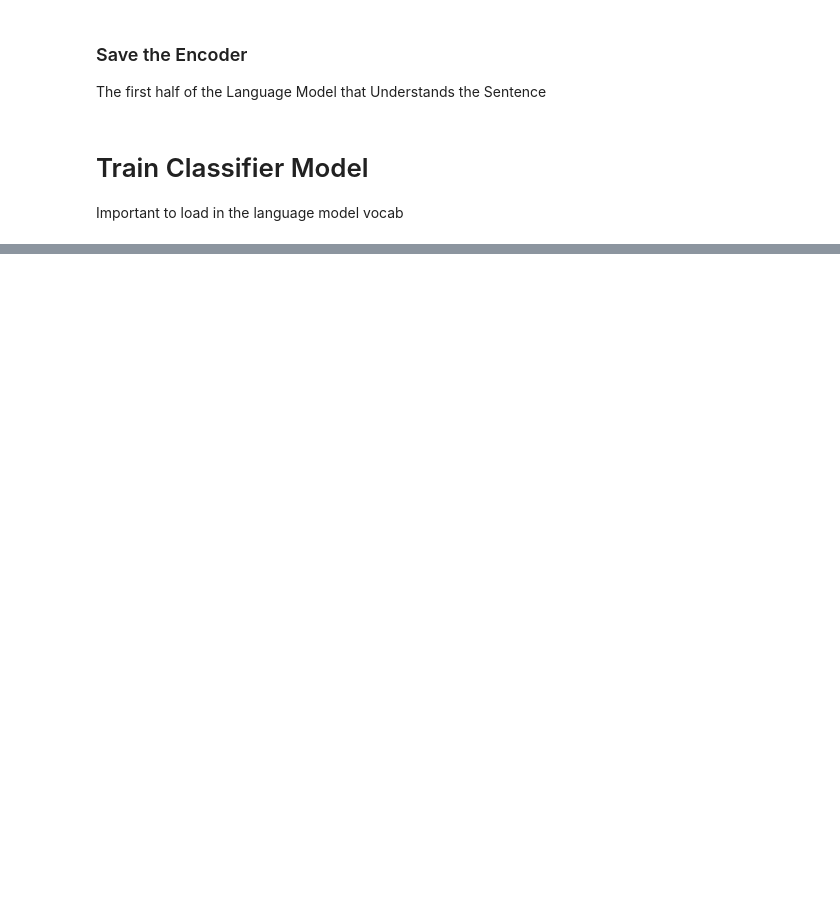
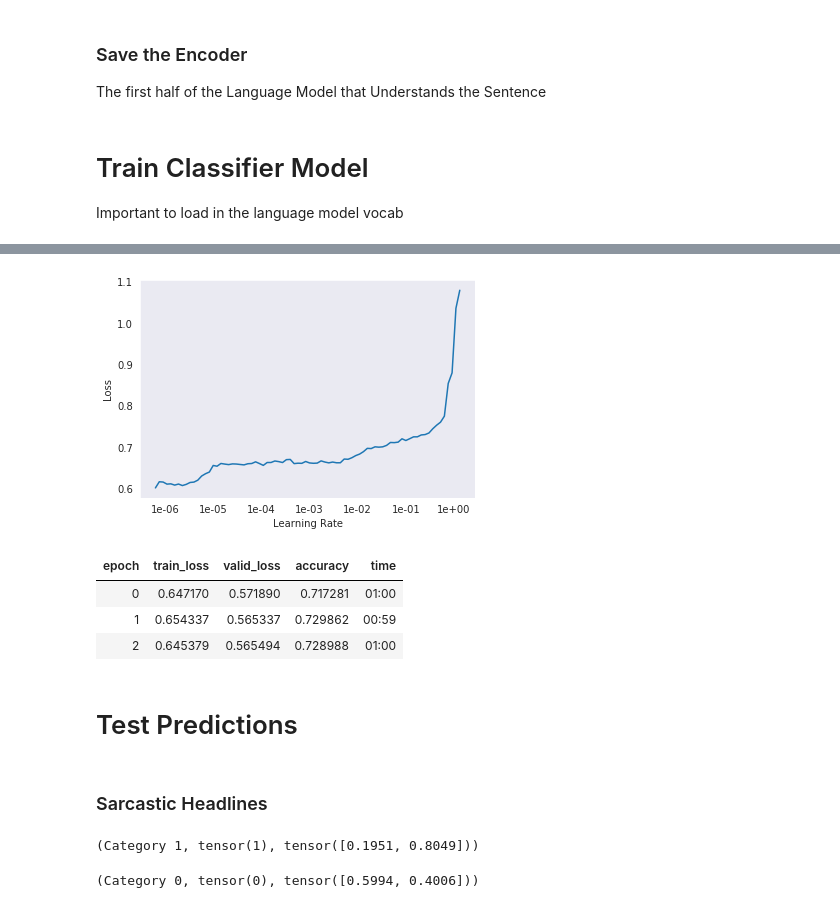
Before and after one commit to ElliotEckholm/sarcasm_detection, a Jupyter notebook: Sarcasm Detection.ipynb, the cells around one changed output, grey strips where cells are left out. Cells and saved outputs as stored; diff of their text form; code cells hidden in the pictures; blank space fills up the shorter version.

```diff
--- a/Sarcasm Detection.ipynb
+++ b/Sarcasm Detection.ipynb
@@ -200,0 +291,11 @@ learn.fit_one_cycle(1, 2e-2, moms=(0.8,0.7))
+# %%
+learn.recorder.plot()
+# %% [output]
+[figure, added]
+# %%
+learn.fit_one_cycle(3, 3e-6, moms=(0.8,0.7))
+# %% [output]
+| epoch | train_loss | valid_loss | accuracy | time |
+| 0 | 0.647170 | 0.571890 | 0.717281 | 01:00 |
+| 1 | 0.654337 | 0.565337 | 0.729862 | 00:59 |
+| 2 | 0.645379 | 0.565494 | 0.728988 | 01:00 |
@@ -200,0 +304,14 @@ learn.fit_one_cycle(1, 2e-2, moms=(0.8,0.7))
+# %% [markdown]
+# Test Predictions
+# %% [markdown]
+### Sarcastic Headlines
+# %%
+learn.predict("City Enters Phase 4 Of Pretending Coronavirus Over")
+# Prediction =  sarcastic
+# %% [output]
+(Category 1, tensor(1), tensor([0.1951, 0.8049]))
+# %%
+learn.predict("10 Breathtaking Photos That Perfectly Capture The Unwavering Spirit Of Scissors")
+# Prediction =  not sarcastic
+# %% [output]
+(Category 0, tensor(0), tensor([0.5994, 0.4006]))
```
Also changed, not shown: parts of 39 cells of this notebook, 4 other files.
